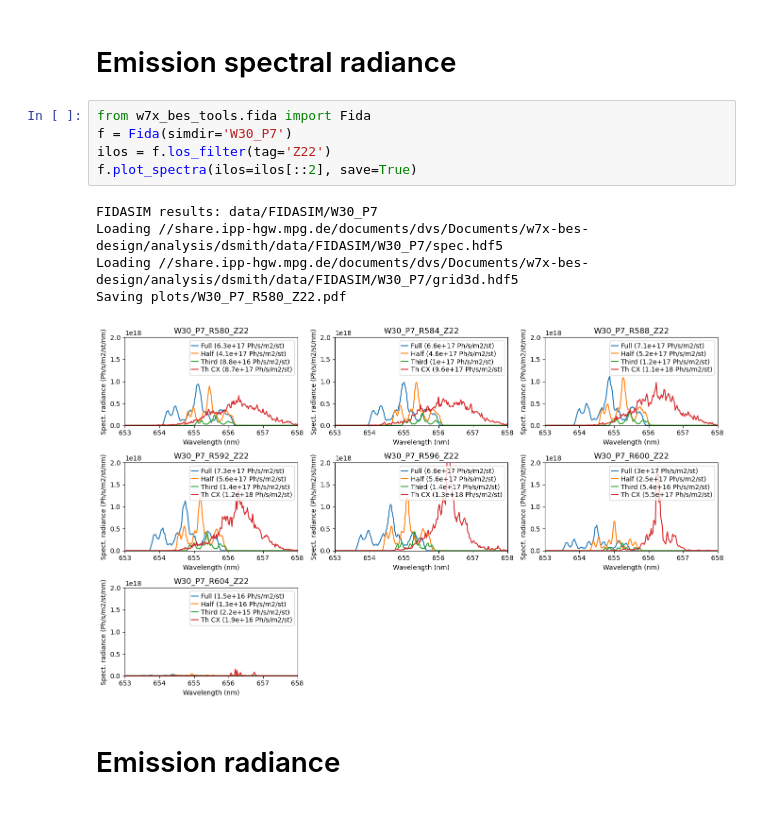
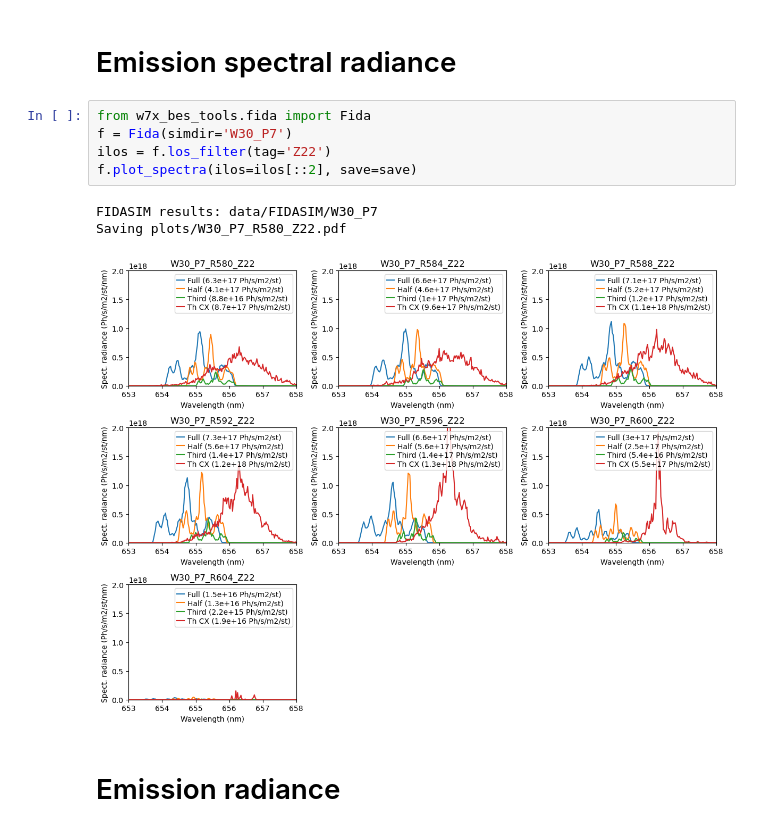
Before and after one commit to drsmith48/w7x-bes-design, a Jupyter notebook: analysis/dsmith/coverage.ipynb, the cells around one changed output. Saved outputs shown, nothing was run; the diff lists cells and outputs as text.

```diff
--- a/analysis/dsmith/coverage.ipynb
+++ b/analysis/dsmith/coverage.ipynb
@@ -99,14 +99,12 @@ Saving plots/grid_88_c2c14_P7_W30_R595_Z23_w7x_ref_29.pdf
 # %%
 from w7x_bes_tools.fida import Fida
 f = Fida(simdir='W30_P7')
 ilos = f.los_filter(tag='Z22')
-f.plot_spectra(ilos=ilos[::2], save=True)
+f.plot_spectra(ilos=ilos[::2], save=save)
 # %% [output]
 FIDASIM results: data/FIDASIM/W30_P7
-Loading //share.ipp-hgw.mpg.de/documents/dvs/Documents/w7x-bes-design/analysis/dsmith/data/FIDASIM/W30_P7/spec.hdf5
-Loading //share.ipp-hgw.mpg.de/documents/dvs/Documents/w7x-bes-design/analysis/dsmith/data/FIDASIM/W30_P7/grid3d.hdf5
 Saving plots/W30_P7_R580_Z22.pdf
-[figure, old version]
+[figure, new version]
 # %% [markdown]
 # Emission radiance
 # %%
```
Also changed, not shown: parts of 13 cells of this notebook, 4 other files.
